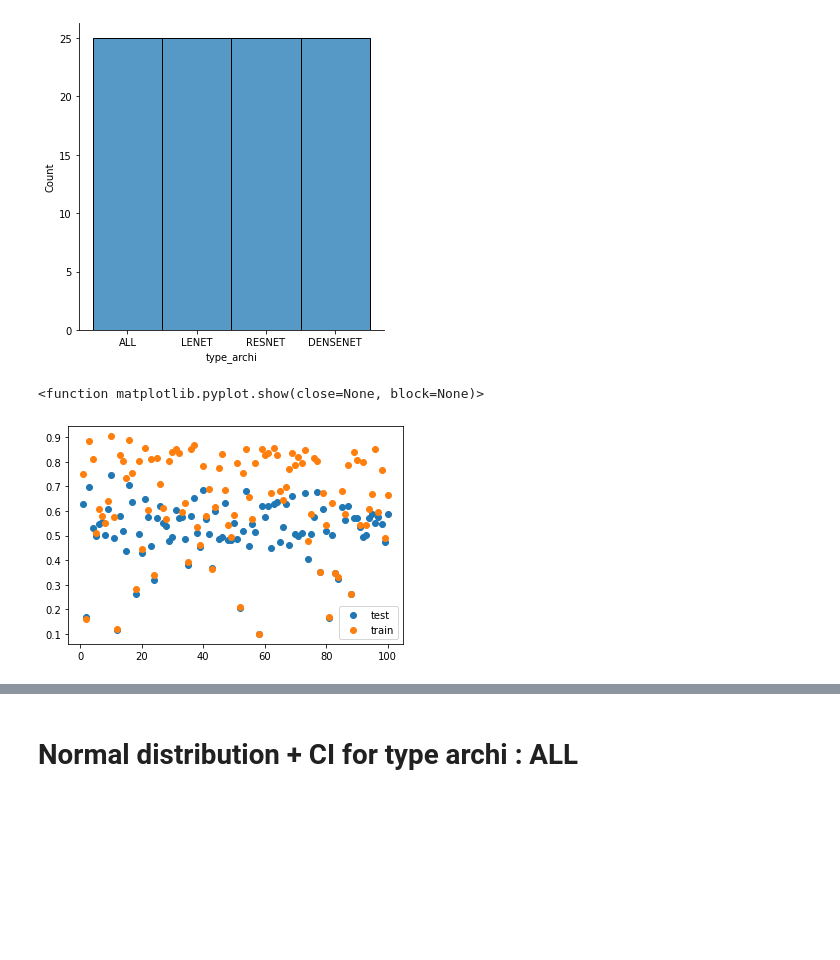
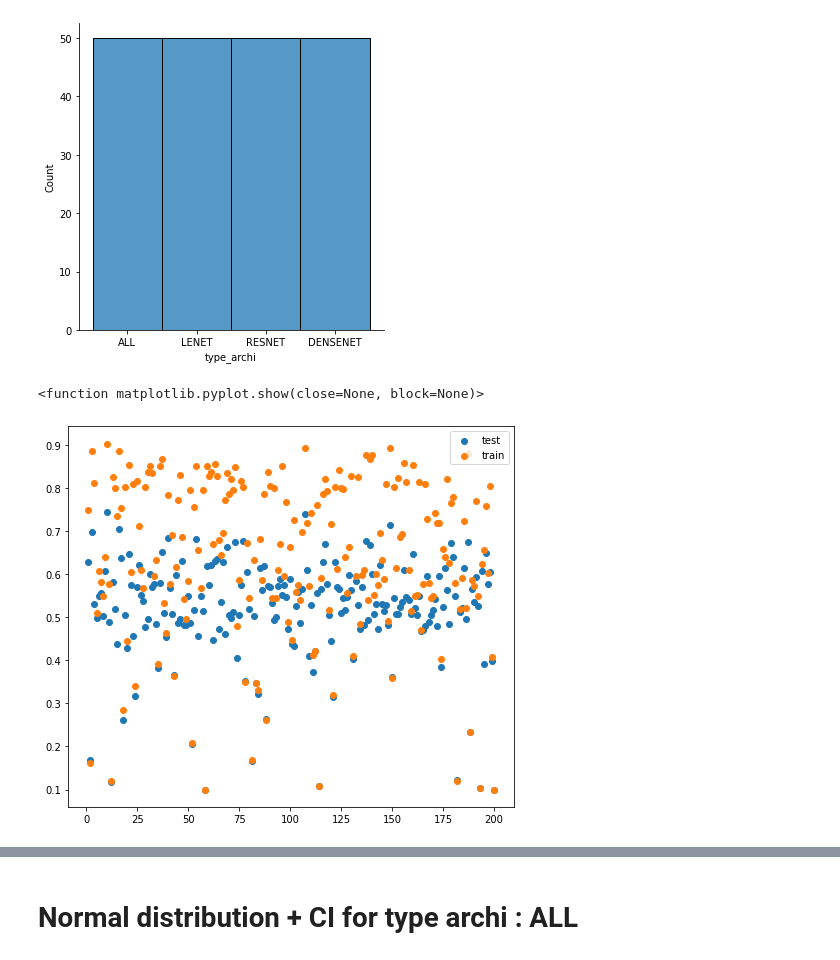
Before and after one commit to AntoineGr1/Memoire_code, a Jupyter notebook: Analyse_Architecture_v3.ipynb, the cells around one changed output, grey strips where cells are left out. Drawn from its saved outputs; the diff is of its cells as text; code cells hidden in the pictures; blank space fills up the shorter version.

Commit message:
analyse resultats exp7

```diff
--- a/Analyse_Architecture_v3.ipynb
+++ b/Analyse_Architecture_v3.ipynb
@@ -10,6 +10,8 @@ import seaborn as sns
 import os
 import glob
 import numpy as np
+# %%
+plt.rcParams["figure.figsize"] = (8,7)
 # %% [markdown]
 # Functions
 # %%
@@ -734,7 +736,7 @@ sns.boxplot(y='epochs', x='type_archi', data=test6)
 # Experiment 7 : Diversitas
 - batch 64
 # %%
-test7 = data[230:330]
+test7 = data[230:430]
 # %%
 test7["Diff"] = test7['train_result_acc']-test7['test_result_acc']
 # %% [output]
@@ -775,14 +777,14 @@ sns.displot(test7, x="type_archi")
 # %%
 test7_soa = pd.concat([test7, data_soa_diversitas_64])
 # %%
-plt.scatter(range(1,len(test6)+1), test7['test_result_acc'], label="test")
-plt.scatter(range(1,len(test6)+1), test7['train_result_acc'], label="train")
+plt.scatter(range(1,len(test7)+1), test7['test_result_acc'], label="test")
+plt.scatter(range(1,len(test7)+1), test7['train_result_acc'], label="train")
 
 plt.legend()
 plt.show
 # %% [output]
 <function matplotlib.pyplot.show(close=None, block=None)>
-[figure, old version]
+[figure, new version]
 # %%
 plt.scatter(range(1,len(test7)+1), test7['Diff'])
 
```
Also changed, not shown: parts of 52 cells of this notebook.
